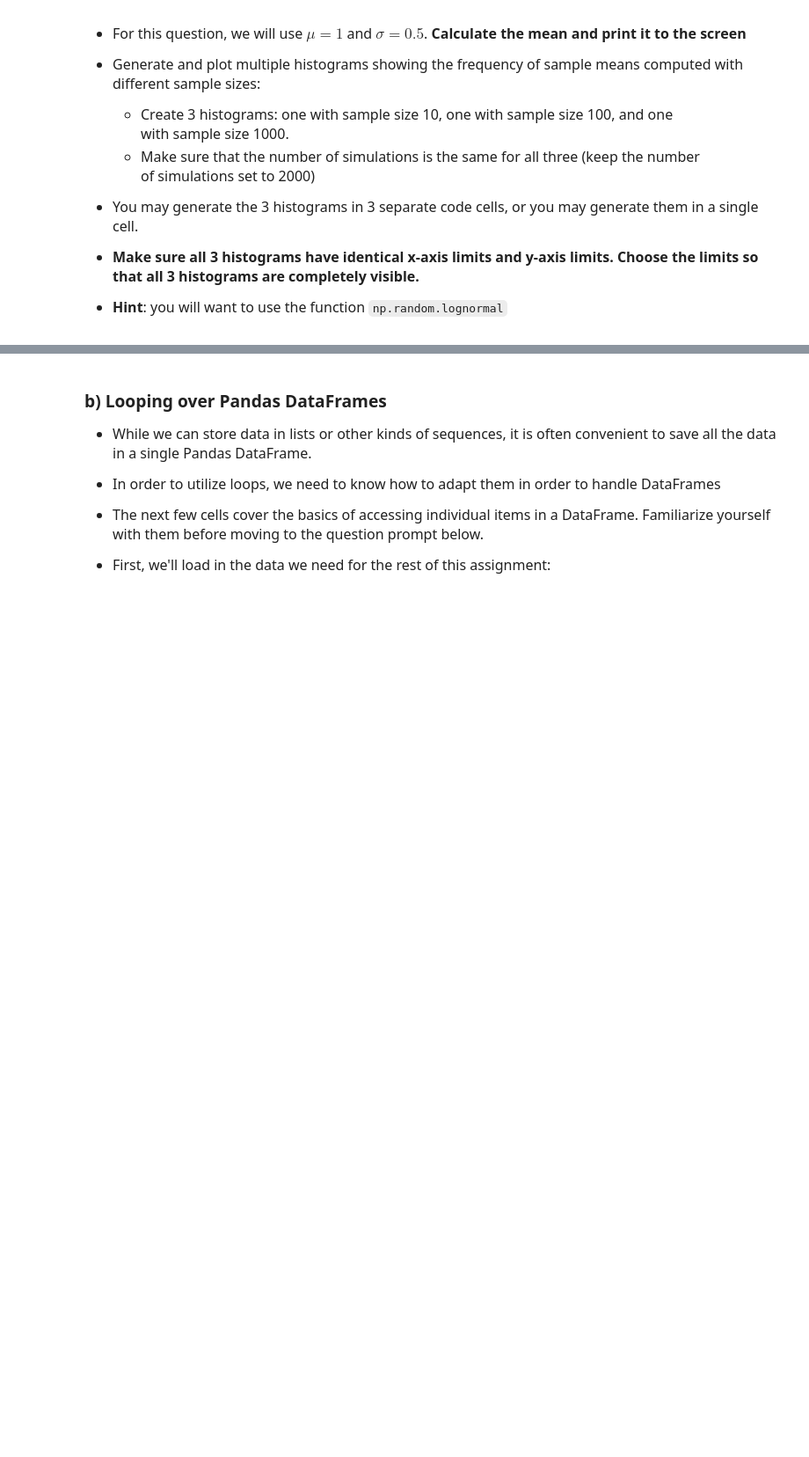
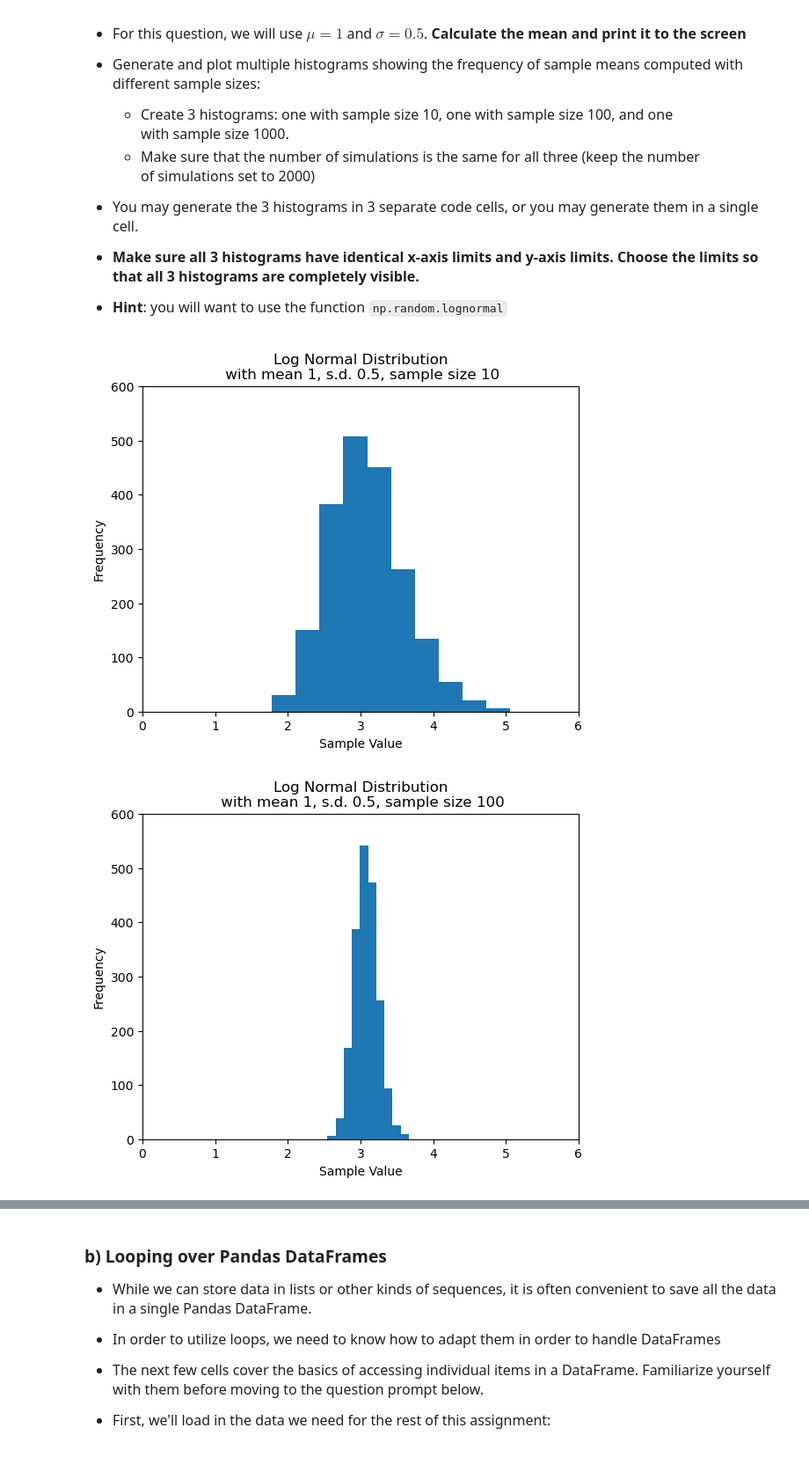
Before and after one commit to larissay23/datasci151spring2026, a Jupyter notebook: _assignments/assignment_5/Assignment5.ipynb, the cells around one changed output, grey strips where cells are left out. Shown at 88% size. Cells and saved outputs as stored; diff of their text form; code cells hidden in the pictures; blank space fills up the shorter version.

```diff
--- a/_assignments/assignment_5/Assignment5.ipynb
+++ b/_assignments/assignment_5/Assignment5.ipynb
@@ -50,29 +50,66 @@ import matplotlib.pyplot as plt
 # %%
 # complete the code
 
 # you can do the problem in one code cell, or you can handle each sample size in a separate cell.
+
+xmin= 0
+xmax = 6
+ymax = 600
 
 ########### Sample Size 10
 
 np.random.seed(1234) # set the seed for reproducibility
 num_simulations = 2000
 
 # perform simulations, create histogram
-
+vec_xbar = np.zeros(num_simulations)
+for iteration in range(num_simulations):
+    vec_log = np.random.lognormal(mean = 1,sigma =0.5, size = 10)
+    vec_xbar[iteration] = vec_log.mean()
+plt.hist(x= vec_xbar)
+plt.title("Log Normal Distribution\n with mean 1, s.d. 0.5, sample size 10")
+plt.xlabel("Sample Value")
+plt.ylabel("Frequency")
+plt.xlim(left =xmin, right = xmax)
+plt.ylim(top = ymax)
+plt.show()
 
 
 ########### Sample Size 100
 
 np.random.seed(1234) # set the seed for reproducibility
 num_simulations = 2000
 
 # perform simulations, create histogram
-
-
+vec_xbar = np.zeros(num_simulations)
+for iteration in range(num_simulations):
+    vec_log = np.random.lognormal(mean = 1,sigma =0.5, size = 100)
+    vec_xbar[iteration] = vec_log.mean()
+plt.hist(x= vec_xbar)
+plt.title("Log Normal Distribution\n with mean 1, s.d. 0.5, sample size 100")
+plt.xlabel("Sample Value")
+plt.ylabel("Frequency")
+plt.xlim(left =xmin,right = xmax)
+plt.ylim(top = ymax)
+plt.show()
 
 ########### Sample Size 1000
 
 np.random.seed(1234) # set the seed for reproducibility
 num_simulations = 2000
 
 # perform simulations, create histogram
+vec_xbar = np.zeros(num_simulations)
+for iteration in range(num_simulations):
+    vec_log = np.random.lognormal(mean = 1,sigma =0.5, size = 1000)
+    vec_xbar[iteration] = vec_log.mean()
+plt.hist(x= vec_xbar)
+plt.title("Log Normal Distribution\n with mean 1, s.d. 0.5, sample size 1000")
+plt.xlabel("Sample Value")
+plt.ylabel("Frequency")
+plt.xlim(left =xmin,right = xmax)
+plt.ylim(top = ymax)
+plt.show()
+# %% [output]
+[figure, added]
+[figure, added]
```
Also changed, not shown: parts of 10 cells of this notebook.
